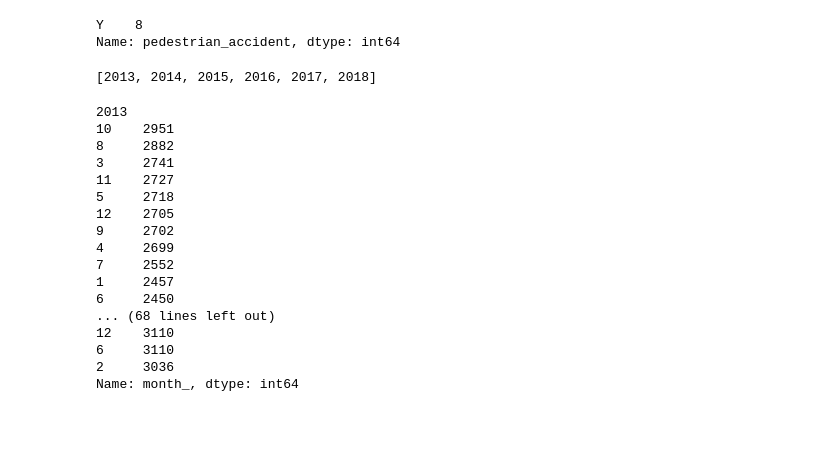
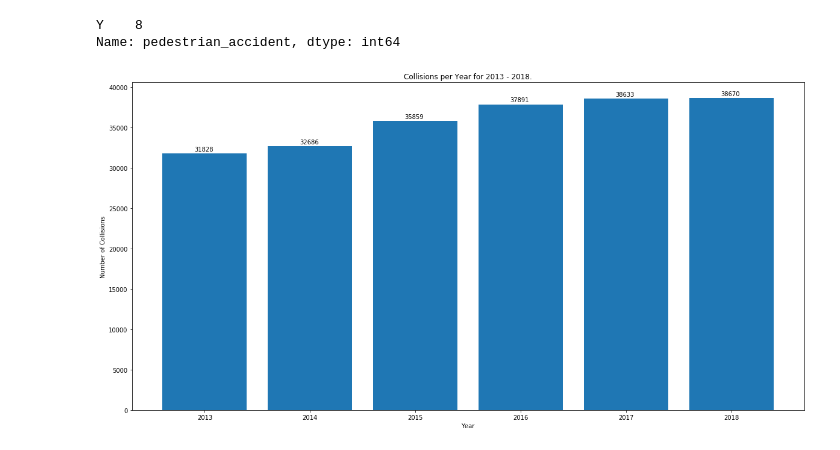
Before and after one commit to thomasdoan/LA_Collisions, a Jupyter notebook: Collisions.ipynb, the cells around one changed output. Saved outputs shown, nothing was run; the diff lists cells and outputs as text; code cells hidden in the pictures; blank space fills up the shorter version.

```diff
--- a/Collisions.ipynb
+++ b/Collisions.ipynb
@@ -61,31 +50,19 @@ test['pedestrian_accident'].value_counts()
 # %% [output]
 Y    8
 Name: pedestrian_accident, dtype: int64
-# %%
-years = [i for i in range(2013, 2019)]
-print(years)
-# %% [output]
-[2013, 2014, 2015, 2016, 2017, 2018]
-# %%
-for year in years:
-    print(year)
-    print(collisions[collisions.accident_year == year]['month_'].value_counts())
-# %% [output]
-2013
-10    2951
-8     2882
-3     2741
-11    2727
-5     2718
-12    2705
-9     2702
-4     2699
-7     2552
-1     2457
-6     2450
-... (68 lines left out)
-12    3110
-6     3110
-2     3036
-Name: month_, dtype: int64
+# %%
+# Collisions grouped by the year they occurred
+year_counts = collisions['accident_year'].value_counts()
+fig1 = plt.figure(figsize=(20, 10))
+ax1 = fig1.add_subplot()
+plt.bar(year_counts.index, year_counts)
+for i, v in year_counts.items():
+    ax1.text(i - .1, v + 300, str(v))
+
+plt.title('Collisions per Year for 2013 - 2018.')
+plt.xlabel('Year')
+plt.ylabel('Number of Collisions')
+plt.show()
+# %% [output]
+[figure, added]
 # %%
```
Also changed, not shown: parts of 7 cells of this notebook.
